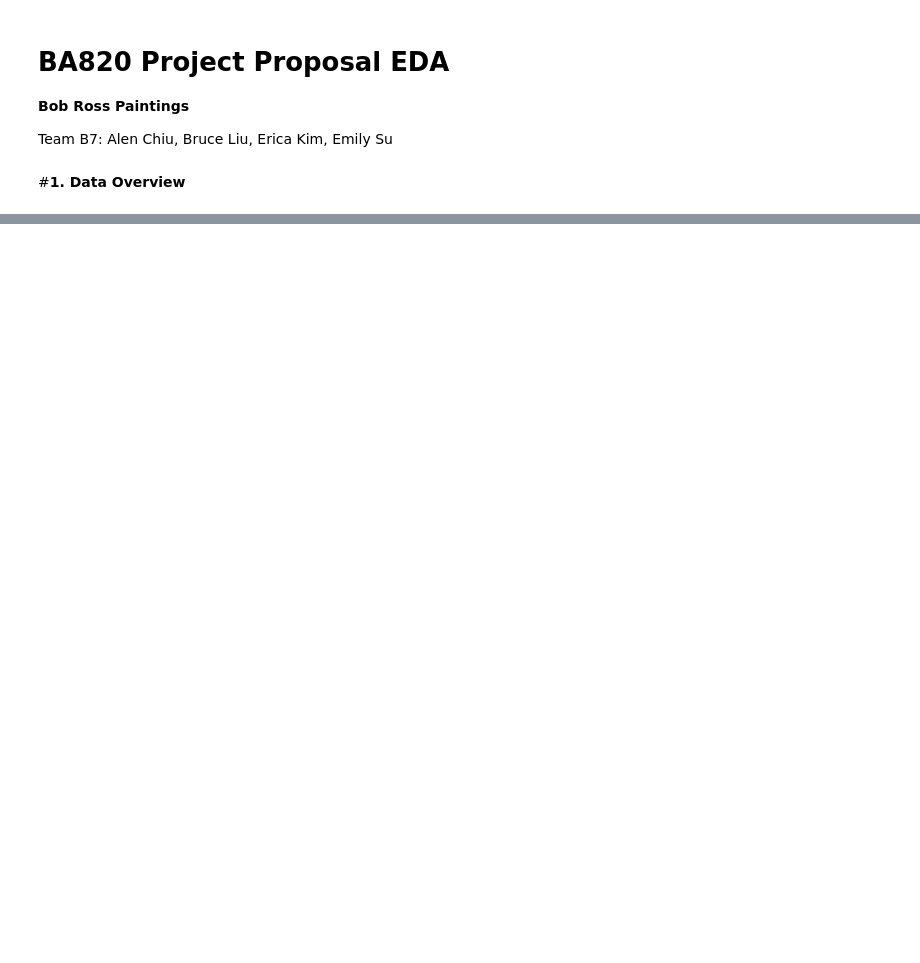
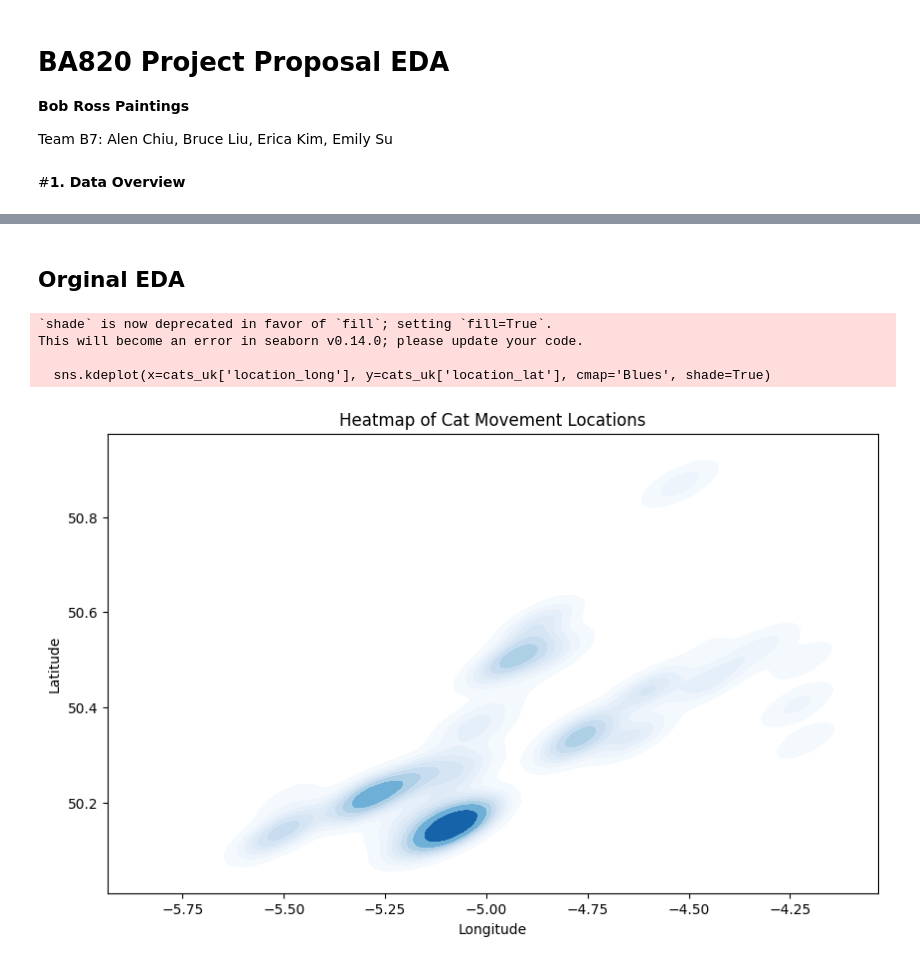
Before and after one commit to liubruce11/BA820-TeamB7, a Jupyter notebook: M2_Emily_Su_Q3.ipynb, the cells around one changed output, grey strips where cells are left out. Drawn from its saved outputs; the diff is of its cells as text; code cells hidden in the pictures; blank space fills up the shorter version.

```diff
--- a/M2_Emily_Su_Q3.ipynb
+++ b/M2_Emily_Su_Q3.ipynb
@@ -350,0 +18,9 @@ plt.show()
+# %%
+# pulls dataset
+url1 = "https://raw.githubusercontent.com/rfordatascience/tidytuesday/refs/heads/main/data/2023/2023-01-31/cats_uk.csv"
+
+cats_uk = pd.read_csv(url1)
+
+url2 = "https://raw.githubusercontent.com/rfordatascience/tidytuesday/refs/heads/main/data/2023/2023-01-31/cats_uk_reference.csv"
+
+cats_uk_ref = pd.read_csv(url2)
@@ -350,0 +47,15 @@ plt.show()
+# %% [markdown]
+## Orginal EDA
+# %%
+plt.figure(figsize=(10, 6))
+sns.kdeplot(x=cats_uk['location_long'], y=cats_uk['location_lat'], cmap='Blues', shade=True)
+plt.title("Heatmap of Cat Movement Locations")
+plt.xlabel("Longitude")
+plt.ylabel("Latitude")
+plt.show()
+# %% [output]
+`shade` is now deprecated in favor of `fill`; setting `fill=True`.
+This will become an error in seaborn v0.14.0; please update your code.
+
+  sns.kdeplot(x=cats_uk['location_long'], y=cats_uk['location_lat'], cmap='Blues', shade=True)
+[figure, added]
```
Also changed, not shown: parts of 55 cells of this notebook.
